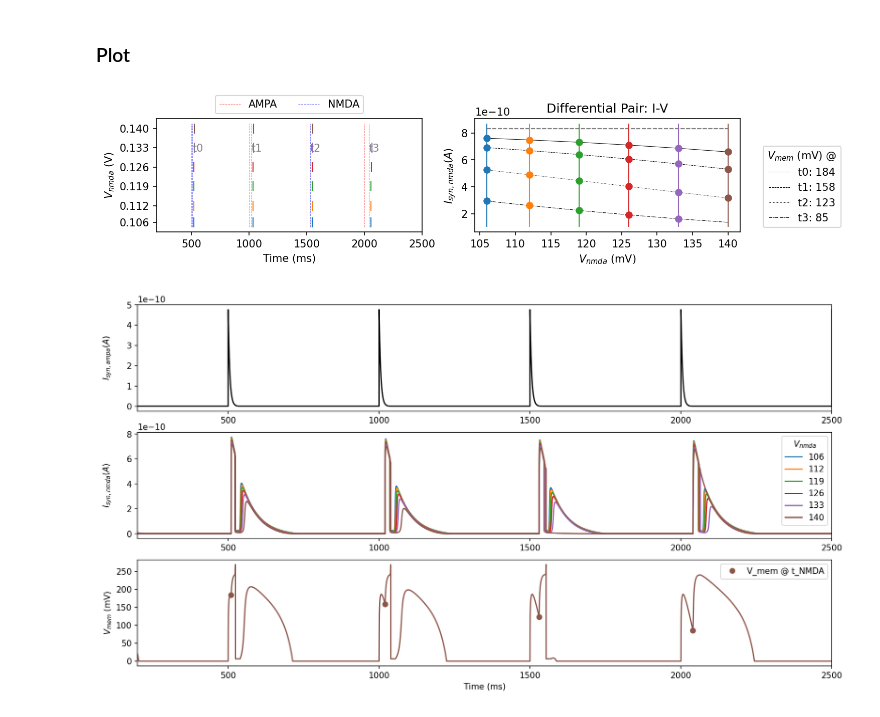
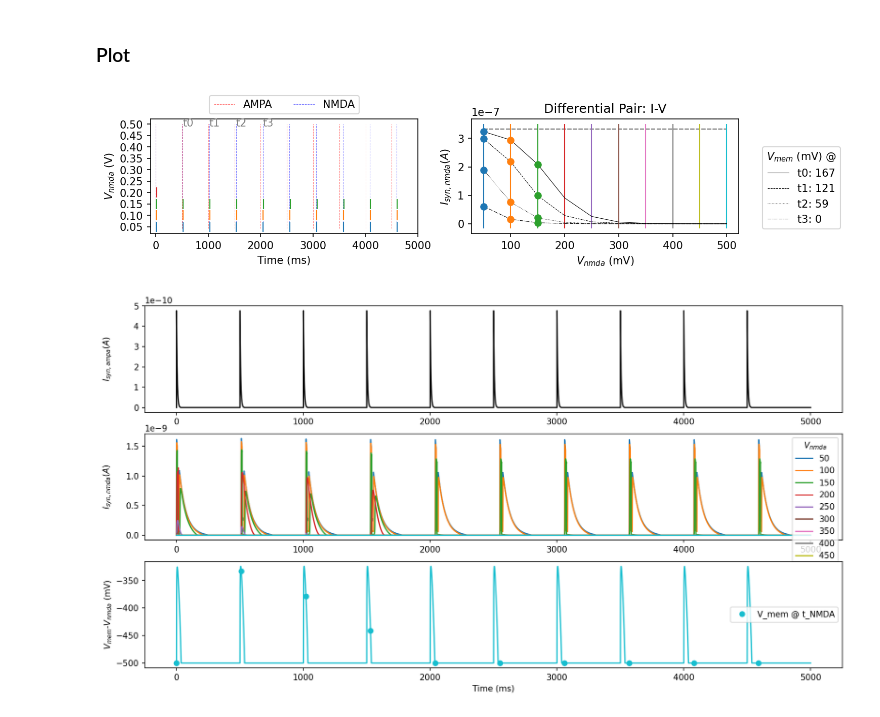
Before and after one commit to YigitDemirag/dynapse-simulator, a Jupyter notebook: part5.ipynb, the cells around one changed output. Drawn from its saved outputs; the diff is of its cells as text; code cells hidden in the pictures.

```diff
--- a/part5.ipynb
+++ b/part5.ipynb
@@ -550,0 +513,2 @@ plt.show()
+# %%
+dynapse_param['I_wo_syn_nmda'] = 900*nA
@@ -550,0 +524,2 @@ plt.show()
+# %%
+dynapse_param['Itau'] = 10 *pA
@@ -550,0 +598,2 @@ plt.show()
+# %%
+dynapse_param['I_wo_syn_ampa'] = 6 * nA
@@ -560,7 +731,17 @@ dict_inmda = {}
 dict_out_spikes = {}
 
 # Sweep V_nmda threshold values:
-sampled_nmda = np.linspace(106, 140, 6).astype(int) #150
+sampled_nmda = np.linspace(50, 500, 10).astype(int) #150
+
+# Input parameters: ===============================================================================================================
+dynapse_param["I_tau_syn_nmda"] = 1 *pA #.5
+dynapse_param["I_tau_syn_ampa"] = 10 *pA
+dynapse_param['Itau'] = 10 *pA
+dynapse_param["I_g_syn_nmda"] = dynapse_param["I_tau_syn_nmda"]
+dynapse_param["I_g_syn_ampa"] = dynapse_param["I_tau_syn_ampa"]
+dynapse_param['I_wo_syn_nmda'] = 900*nA # chosen based on the DP characteristic
+dynapse_param['I_wo_syn_ampa'] = 6 * nA # chosen based on the delta v
+# =================================================================================================================================
 
 for vnmda in sampled_nmda:
     print('Vnmda: ', vnmda)
@@ -639,7 +823,6 @@ ylim = plt.ylim()
 plt.vlines(spike_timing_ampa.tolist()/ms,ylim[0], ylim[1], linestyle='--', color='r', alpha=.5, linewidth=.5, label='AMPA')
 plt.vlines(spike_timing_nmda.tolist()/ms,ylim[0], ylim[1], linestyle='--', color='b', alpha=.5, linewidth=.5, label='NMDA')
 plt.legend(loc='upper center', ncol=2, bbox_to_anchor=(.5, 1.25))
-plt.xlim(200,2500)
 
 input_isi = spike_timing_nmda[1:5]-spike_timing_ampa[1:5]
 for ii, isi in enumerate(input_isi):
@@ -651,8 +834,8 @@ plt.subplot(122)
 style = ['solid', 'dashed', 'dotted', 'dashdot']
 
 # Range Vmem
-t_vmem = dict_vmem[106][0]
-vmem = dict_vmem[106][1]
+t_vmem = dict_vmem[list(dict_vmem.keys())[0]][0]
+vmem = dict_vmem[list(dict_vmem.keys())[0]][1]
 idx_vmem_at_nmda = [np.where(t_vmem<=t_nmda)[0][-1] for t_nmda in spike_timing_nmda/ms]
 vmem_at_nmda = vmem[idx_vmem_at_nmda]/mV
 
@@ -669,38 +852,35 @@ for i, vnmda in enumerate(sampled_nmda):
 
 plt.legend(loc='right', ncol=1, bbox_to_anchor=(1.4, 0.4), title='$V_{mem}$ (mV) @')
 plt.xlabel('$V_{nmda}$ (mV)')
 plt.ylabel('$I_{syn,nmda} (A)$')
 plt.title('Differential Pair: I-V')
 
 # Label intersection between DP characteristic and Vnmda if an output spike was generated:
 for vv, vmem in enumerate(vmem_at_nmda[1:5]):
     for nn, vnmda in enumerate(sampled_nmda):
         if mask_out_spike[vnmda][vv+1]==1: # +1 because we are skipping the first input pair of spikes
             i_syn_nmda = I_syn/(1 + np.exp(constants.kappa_n*(vnmda-vmem)*mV/constants.Ut))
             plt.plot(vnmda, i_syn_nmda, 'o', c=colors[nn])
 
 # Plot Vmem, EPSC AMPA, and EPSC NMDA as a function of Vnmda
 f = plt.figure(figsize=(15,8),dpi=150)
 plt.subplot(3,1,1)
 plt.plot(iampa[0], iampa[1], c='k')
-plt.xlim(200,2500)
 plt.ylabel('$I_{syn,ampa} (A) $')
 plt.subplot(3,1,2)
 for vnmda in sampled_nmda:
     plt.plot(dict_inmda[vnmda][0], dict_inmda[vnmda][1], label=str(vnmda))
 plt.legend(title='$V_{nmda}$')
-plt.xlim(200,2500)
 
 plt.ylabel('$I_{syn,nmda} (A) $')
 plt.subplot(3,1,3)
-plt.plot(dict_vmem[sampled_nmda[-1]][0], dict_vmem[sampled_nmda[-1]][1]/mV, c=colors[len(sampled_nmda)-1])
-plt.plot(spike_timing_nmda/ms,vmem_at_nmda, 'o', c=colors[len(sampled_nmda)-1], label='V_mem @ t_NMDA')
+plt.plot(dict_vmem[sampled_nmda[-1]][0], dict_vmem[sampled_nmda[-1]][1]/mV-sampled_nmda[-1], c=colors[len(sampled_nmda)-1])
+plt.plot(spike_timing_nmda/ms,vmem_at_nmda-sampled_nmda[-1], 'o', c=colors[len(sampled_nmda)-1], label='V_mem @ t_NMDA')
 plt.legend()
-plt.ylabel('$V_{mem}$ (mV)')
-plt.xlim(200,2500)
+plt.ylabel('$V_{mem}$-$V_{nmda}$ (mV)')
 plt.xlabel('Time (ms)')
 
 f.align_ylabels()
 # %% [output]
-[figure, old version]
+[figure, new version]
-[figure, old version]
+[figure, new version]
```
Also changed, not shown: parts of 25 cells of this notebook, 1 other file.
